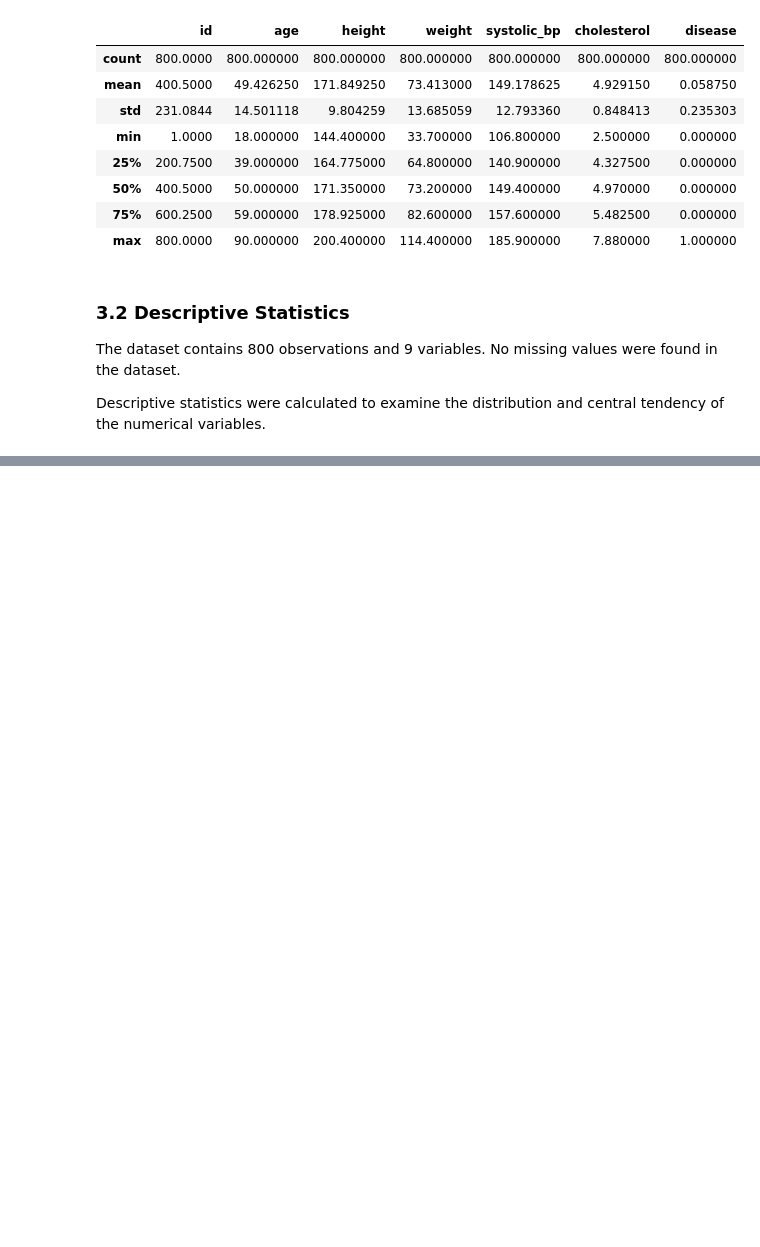
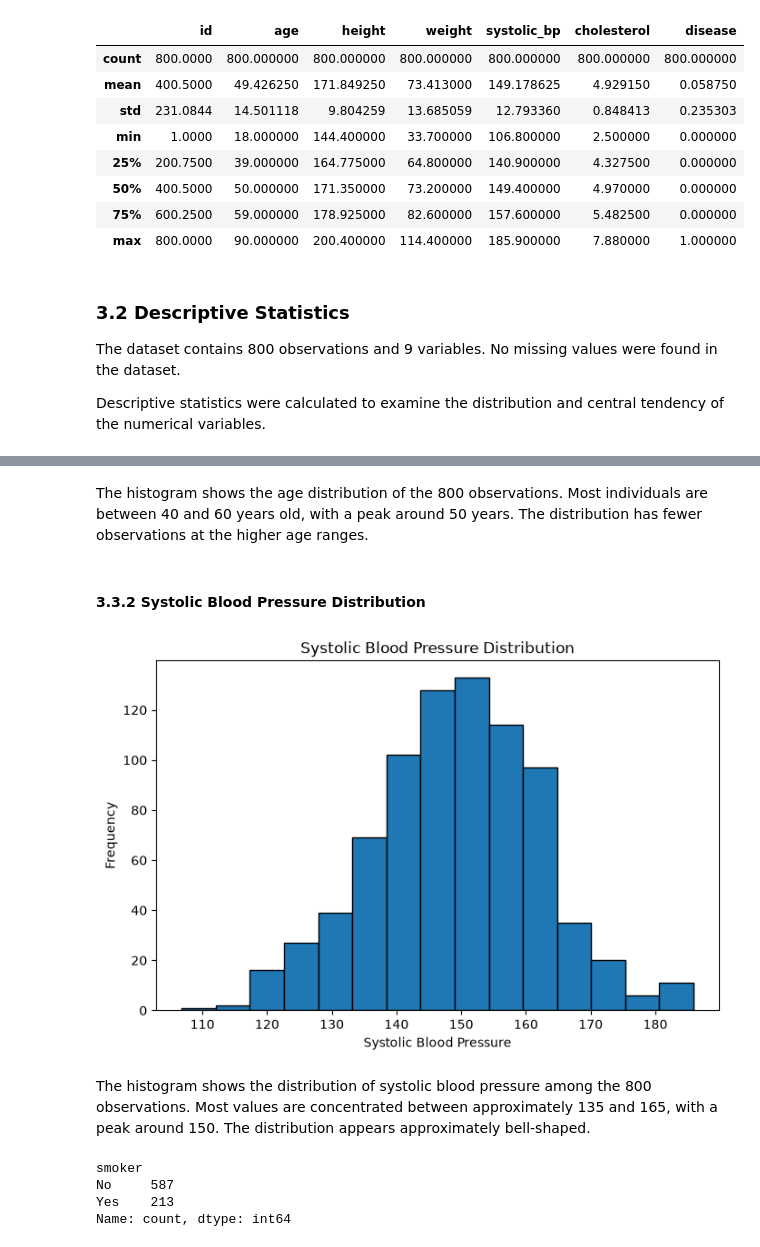
Before and after one commit to Chrispsudo/Health_Study, a Jupyter notebook: notebooks/health_study.ipynb, the cells around one changed output, grey strips where cells are left out. Saved outputs shown, nothing was run; the diff lists cells and outputs as text; code cells hidden in the pictures; blank space fills up the shorter version.

```diff
--- a/notebooks/health_study.ipynb
+++ b/notebooks/health_study.ipynb
@@ -106,0 +123,31 @@ and central tendency of the numerical variables.
+# %% [markdown]
+The histogram shows the age distribution of the 800 observations.
+Most individuals are between 40 and 60 years old, with a peak
+around 50 years. The distribution has fewer observations at
+the higher age ranges.
+# %% [markdown]
+#### 3.3.2 Systolic Blood Pressure Distribution
+# %%
+plt.figure(figsize=(8, 5))
+
+plt.hist(df["systolic_bp"], bins=15, edgecolor="black")
+
+plt.title("Systolic Blood Pressure Distribution")
+plt.xlabel("Systolic Blood Pressure")
+plt.ylabel("Frequency")
+
+plt.show()
+# %% [output]
+[figure, added]
+# %% [markdown]
+The histogram shows the distribution of systolic blood pressure
+among the 800 observations. Most values are concentrated between
+approximately 135 and 165, with a peak around 150. The distribution
+appears approximately bell-shaped.
+# %%
+df["smoker"].value_counts()
+# %% [output]
+smoker
+No     587
+Yes    213
+Name: count, dtype: int64
```
Also changed, not shown: parts of 17 cells of this notebook.
